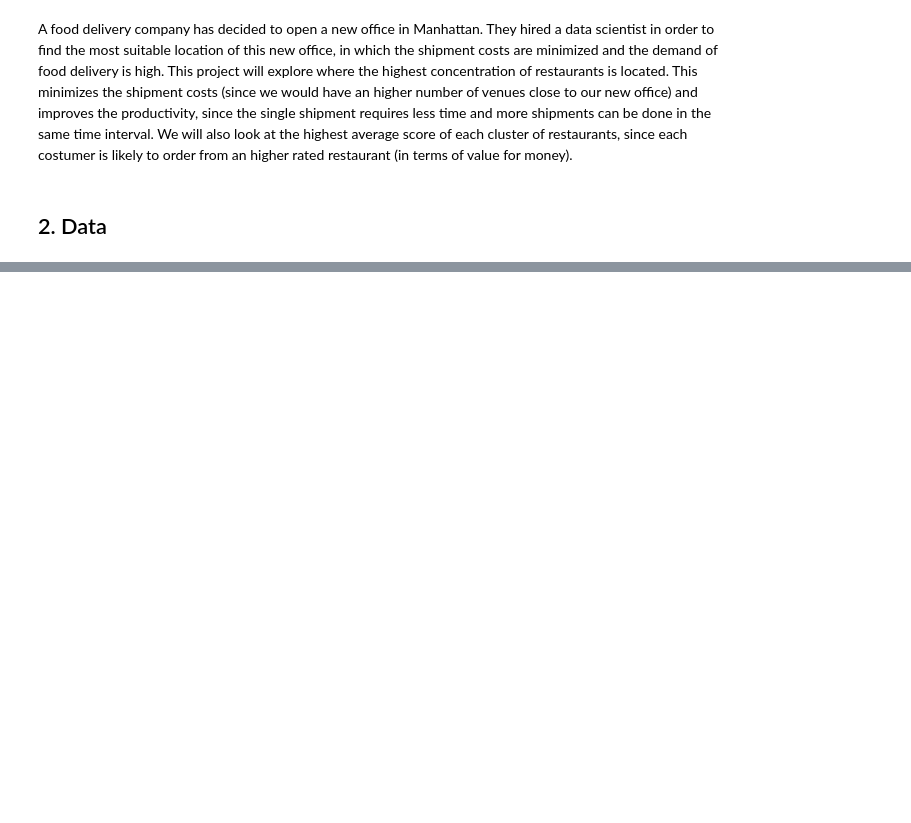
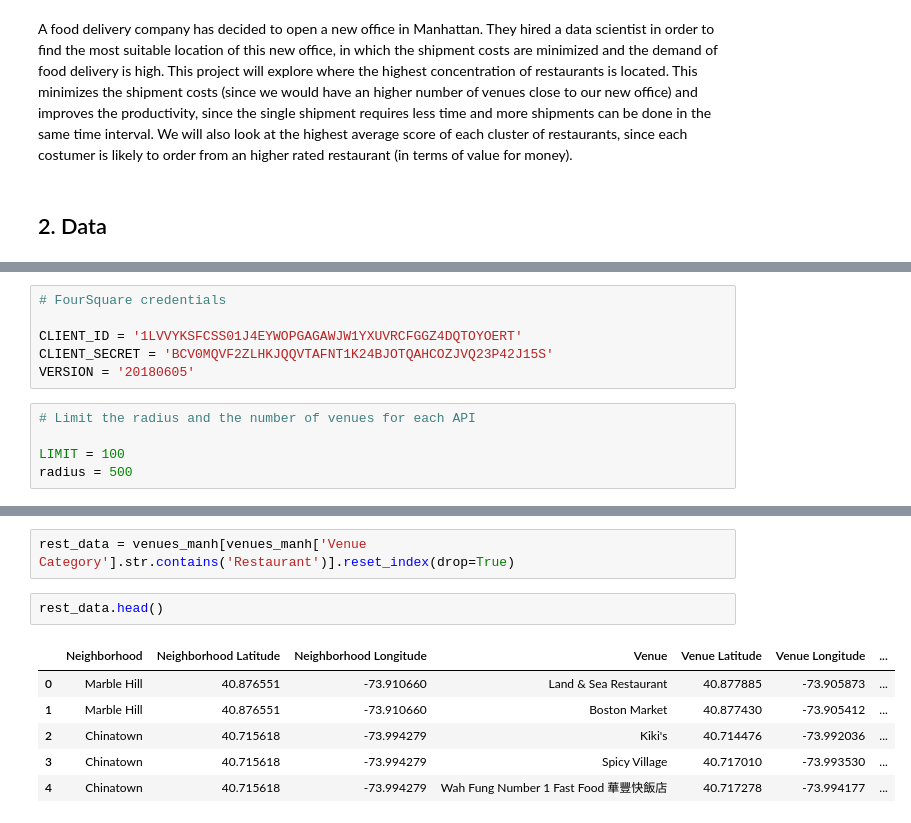
Before and after one commit to GuglielminFederico/Capstone-Project, a Jupyter notebook: Food Delivery in Manhattan - Peer Graded .ipynb, the cells around one changed output, grey strips where cells are left out. Drawn from its saved outputs; the diff is of its cells as text; blank space fills up the shorter version.

```diff
--- a/Food Delivery in Manhattan - Peer Graded .ipynb
+++ b/Food Delivery in Manhattan - Peer Graded .ipynb
@@ -13,0 +92,11 @@ The data necessary to accomplish my Data Science Task are the one of FourSquare.
+# %%
+# FourSquare credentials
+
+CLIENT_ID = '1LVVYKSFCSS01J4EYWOPGAGAWJW1YXUVRCFGGZ4DQTOYOERT'
+CLIENT_SECRET = 'BCV0MQVF2ZLHKJQQVTAFNT1K24BJOTQAHCOZJVQ23P42J15S'
+VERSION = '20180605'
+# %%
+# Limit the radius and the number of venues for each API
+
+LIMIT = 100
+radius = 500
@@ -13,0 +158,11 @@ The data necessary to accomplish my Data Science Task are the one of FourSquare.
+# %%
+rest_data = venues_manh[venues_manh['Venue Category'].str.contains('Restaurant')].reset_index(drop=True)
+# %%
+rest_data.head()
+# %% [output]
+|  | Neighborhood | Neighborhood Latitude | Neighborhood Longitude | Venue | Venue Latitude | Venue Longitude | ... |
+| 0 | Marble Hill | 40.876551 | -73.910660 | Land & Sea Restaurant | 40.877885 | -73.905873 | ... |
+| 1 | Marble Hill | 40.876551 | -73.910660 | Boston Market | 40.877430 | -73.905412 | ... |
+| 2 | Chinatown | 40.715618 | -73.994279 | Kiki's | 40.714476 | -73.992036 | ... |
+| 3 | Chinatown | 40.715618 | -73.994279 | Spicy Village | 40.717010 | -73.993530 | ... |
+| 4 | Chinatown | 40.715618 | -73.994279 | Wah Fung Number 1 Fast Food 華豐快飯店 | 40.717278 | -73.994177 | ... |
```
Also changed, not shown: parts of 45 cells of this notebook.
